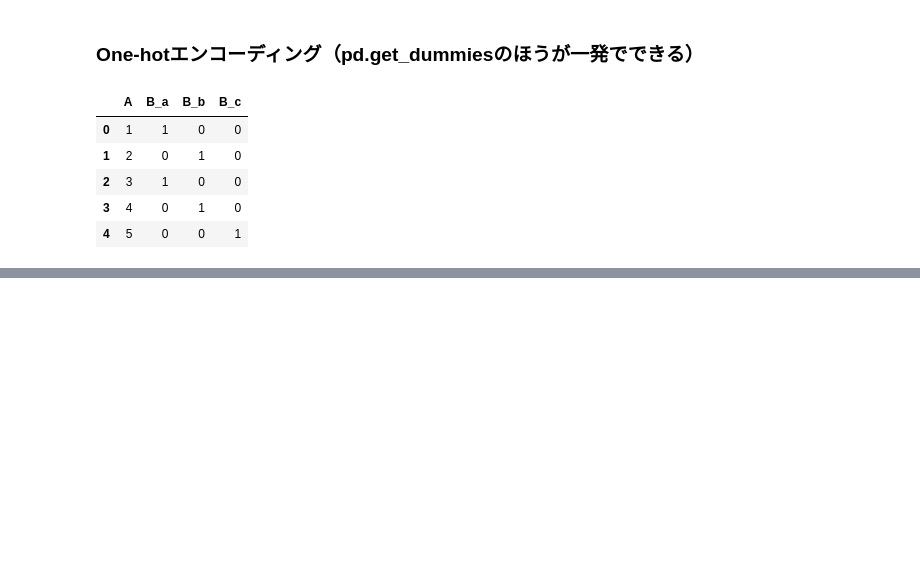
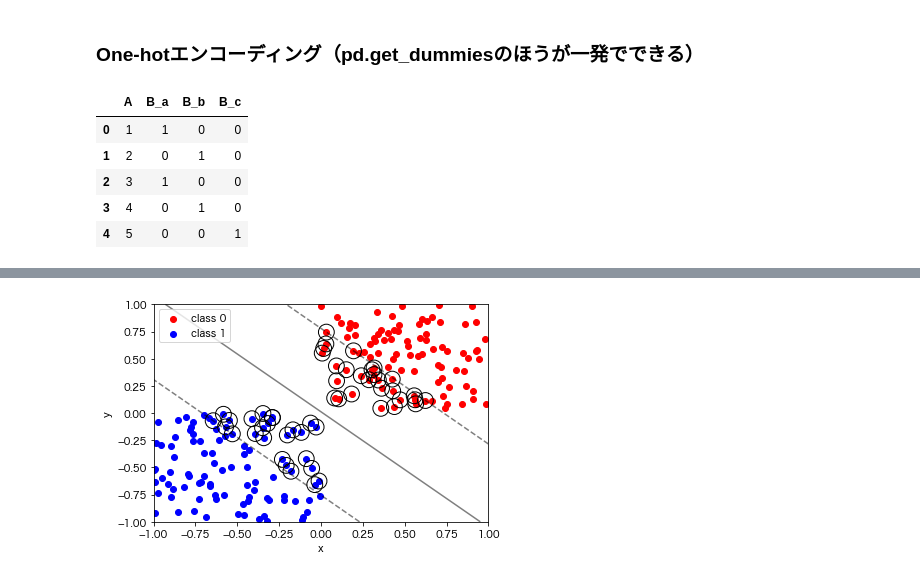
Before and after one commit to gr39my/python_basic, a Jupyter notebook: scikit-learn.ipynb, the cells around one changed output, grey strips where cells are left out. Cells and saved outputs as stored; diff of their text form; code cells hidden in the pictures; blank space fills up the shorter version.

```diff
--- a/scikit-learn.ipynb
+++ b/scikit-learn.ipynb
@@ -177,0 +364,5 @@ pd.get_dummies(df)
+# %%
+# c=0.1とすると....
+plot_boundary_margin_sv(X0,y0,X1,y1,kernel='linear',C=0.1)
+# %% [output]
+[figure, added]
```
Also changed, not shown: parts of 33 cells of this notebook, 1 other file.
